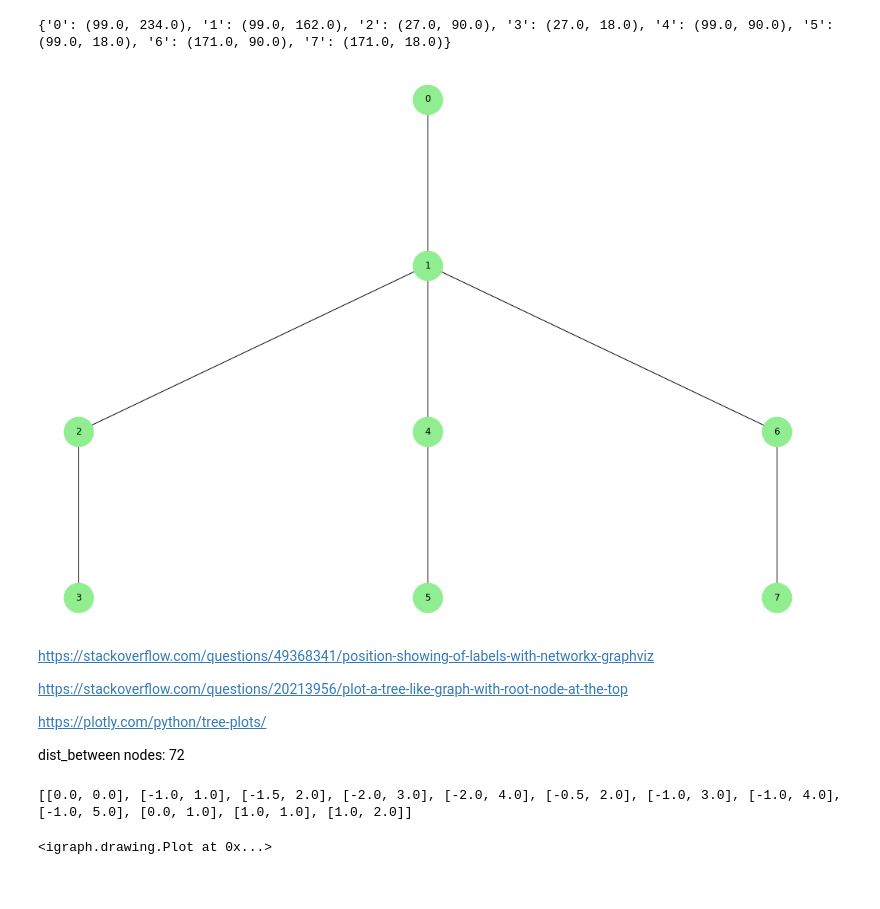
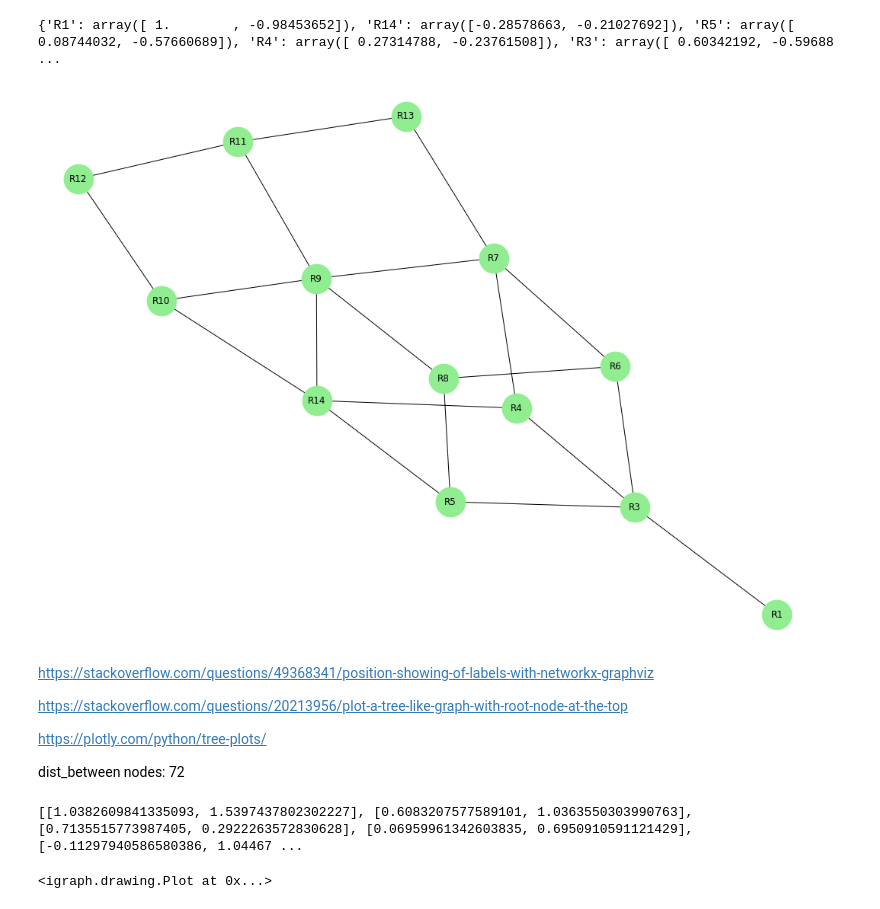
Before and after one commit to rbrasco/trees-shuffling, a Jupyter notebook: notebooks/generate_tree_latex.ipynb, the cells around one changed output. Saved outputs shown, nothing was run; the diff lists cells and outputs as text; code cells hidden in the pictures.

```diff
--- a/notebooks/generate_tree_latex.ipynb
+++ b/notebooks/generate_tree_latex.ipynb
@@ -29,36 +29,42 @@ def operationSorting(arr):
 # %%
 import networkx as nx
 from networkx.drawing.nx_agraph import graphviz_layout
 from pylab import rcParams
 import pandas as pd
 
 tree_str = "a(1;0)|b(2,4,6;1)|c(3;2)|d(5;4)|e(7;6)"
 
 # paths = df.loc[:,'BUILDING':].stack().groupby(level=0).agg(list).values.tolist()
-paths = [["0", "1", "2", "3"], ["0", "1", "4", "5"], ["0", "1", "6", "7"]]
-G = nx.DiGraph()
-for path in paths:
-    nx.add_path(G, path)
+nodes = {'R1': set(), 'R14': {'R14', 'R5', 'R4'}, 'R3': {'R1'}, 'R4': {'R3'}, 'R5': {'R3'}, 'R6': {'R3'}, 'R7': {'R6', 'R4'}, 'R8': {'R5', 'R6'}, 'R9': {'R14', 'R7', 'R8'}, 'R10': {'R14', 'R9'}, 'R11': {'R9', 'R13'}, 'R12': {'R11', 'R10'}, 'R13': {'R7'}}
+G = nx.Graph()
+for s, t in nodes.items():
+    if t:
+        for t_n in t:
+            G.add_edge(s, t_n)
+    else:
+        G.add_node(s)
+rcParams["figure.figsize"] = 14, 10
+# pos = graphviz_layout(G, prog="neato")
+# pos = nx.circular_layout(G)
+pos = nx.spring_layout(G, k=0.1, iterations=1000)
 
-rcParams["figure.figsize"] = 14, 10
-pos = graphviz_layout(G, prog="dot", root=None )
 
 # for p in pos:
 
 #     yOffSet = -300
 #     xOffSet = -400
 
 #     pos[p] = (pos[p][0]+xOffSet,pos[p][1]+yOffSet)
 
 
 nx.draw(
     G, pos=pos, node_color="lightgreen", node_size=1500, with_labels=True, arrows=False,
 )
 
 print(pos)
 # %% [output]
-{'0': (99.0, 234.0), '1': (99.0, 162.0), '2': (27.0, 90.0), '3': (27.0, 18.0), '4': (99.0, 90.0), '5': (99.0, 18.0), '6': (171.0, 90.0), '7': (171.0, 18.0)}
+{'R1': array([ 1.        , -0.98453652]), 'R14': array([-0.28578663, -0.21027692]), 'R5': array([ 0.08744032, -0.57660689]), 'R4': array([ 0.27314788, -0.23761508]), 'R3': array([ 0.60342192, -0.59688 ...
-[figure, old version]
+[figure, new version]
 # %%
 tree_str = "a(1;0)|b(2,4,6;1)|c(3;2)|d(5;4)|e(7;6)"
 # %% [markdown]
@@ -71,22 +77,25 @@ https://stackoverflow.com/questions/20213956/plot-a-tree-like-graph-with-root-no
 https://plotly.com/python/tree-plots/
 
 dist_between nodes: 72
-# %%
-import igraph as ig
-# import cairo
-# import cairocffi
-
-g = ig.Graph(n = 12, directed=True)
-g.add_edges([(1,0),(2,1), (3,2), (4,3),
-         (5,1),
-         (6,2), (7,6), (8,7),
-         (9,0),
-         (10,0), (11,10)])
-g.vs["label"] = ["A", "B", "A", "B", "C", "F", "C", "B", "D", "C", "D", "F"]
-layout = g.layout_reingold_tilford(mode="in", root=[0] )
-print(layout.coords)
-# layout = layout.scale(1)
-ig.plot(g, layout=layout)
-# %% [output]
-[[0.0, 0.0], [-1.0, 1.0], [-1.5, 2.0], [-2.0, 3.0], [-2.0, 4.0], [-0.5, 2.0], [-1.0, 3.0], [-1.0, 4.0], [-1.0, 5.0], [0.0, 1.0], [1.0, 1.0], [1.0, 2.0]]
-<igraph.drawing.Plot at 0x...>
+# %%
+import igraph as ig
+
+# import cairo
+# import cairocffi
+
+nodes = {'R1': set(), 'R2': {'R1'}, 'R3': {'R2'}, 'R4': {'R2'}, 'R5': {'R2'}, 'R6': {'R5', 'R3'}, 'R7': {'R4', 'R5'}, 'R8': {'R13', 'R6', 'R7'}, 'R9': {'R8', 'R14'}, 'R10': {'R8', 'R12'}, 'R11': {'R9', 'R10'}, 'R12': {'R6'}, 'R13': {'R4', 'R3'}, 'R14': {'R13'}}
+g = ig.Graph()
+for s, t in nodes.items():
+    g.add_vertex(s, label=s)
+for s, t in nodes.items():
+    for t_n in t:
+        g.add_edge(s, t_n)
+
+layout = g.layout(layout='auto')
+# layout = g.layout_reingold_tilford(mode="in", root=[0])
+print(layout.coords)
+# layout = layout.scale(1)
+ig.plot(g, layout=layout)
+# %% [output]
+[[1.0382609841335093, 1.5397437802302227], [0.6083207577589101, 1.0363550303990763], [0.7135515773987405, 0.2922263572830628], [0.06959961342603835, 0.6950910591121429], [-0.11297940586580386, 1.04467 ...
+<igraph.drawing.Plot at 0x...>
```
Also changed, not shown: 19 other files.
